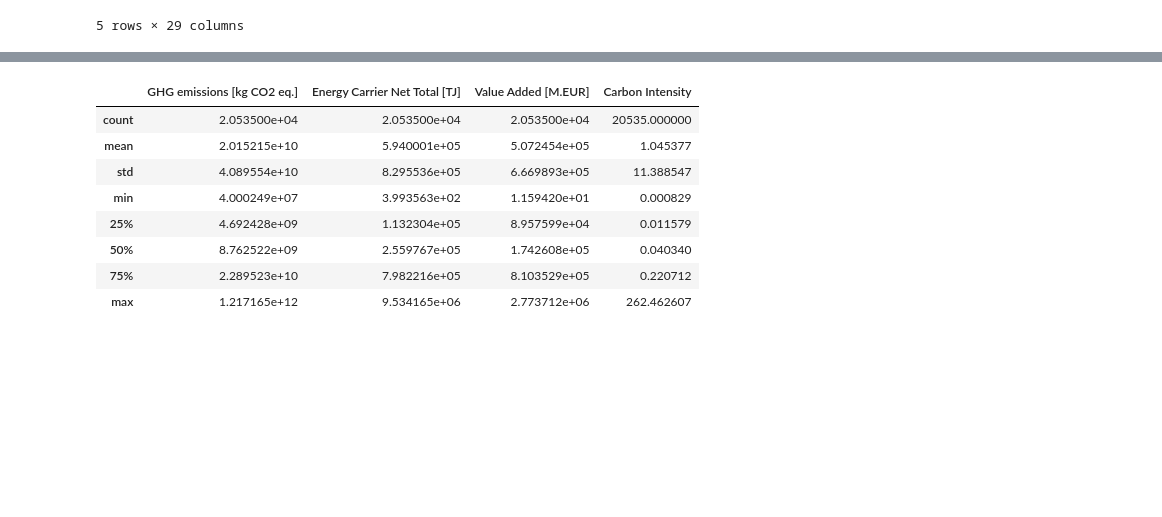
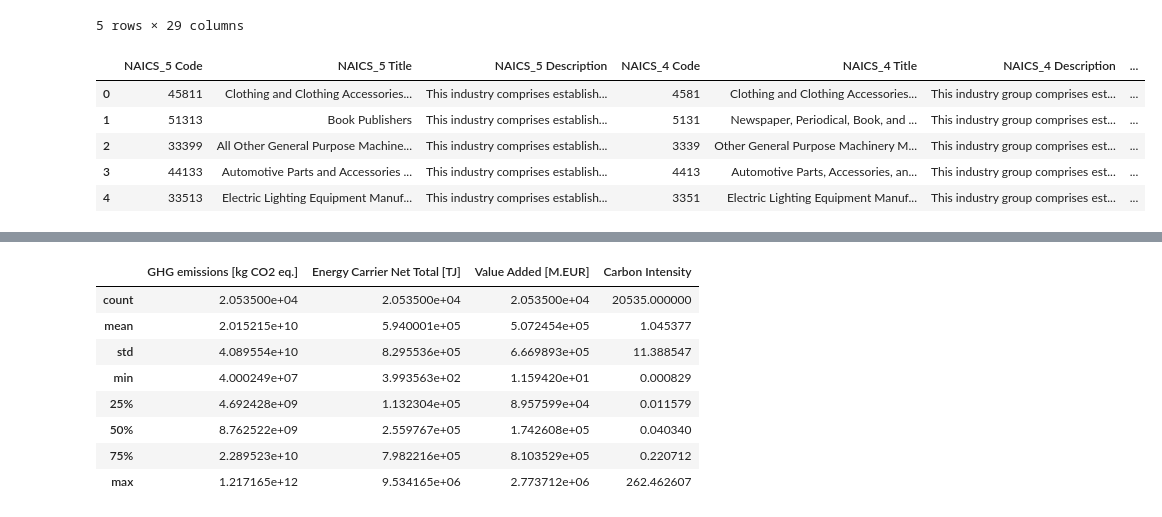
Before and after one commit to kathytran88/ClimateTurtles-ExioNaics-LLM-emissions-estimation, a Jupyter notebook: Kathy/preprocessing_model_exploring/eda.ipynb, the cells around one changed output, grey strips where cells are left out. Saved outputs shown, nothing was run; the diff lists cells and outputs as text; code cells hidden in the pictures; blank space fills up the shorter version.

```diff
--- a/Kathy/preprocessing_model_exploring/eda.ipynb
+++ b/Kathy/preprocessing_model_exploring/eda.ipynb
@@ -23,6 +23,18 @@ Columns:
 | 3 | Alticor Inc | Alticor Inc. owns and manages man... | 454390 | Other Direct Selling Establishments | 441330 | Automotive Parts and Accessories ... | ... |
 | 4 | S Butler-Rosboro Corporation | Rosboro is North America's larges... | 335110 | Electric Lamp Bulb and Part Manuf... | 335139 | Electric Lamp Bulb and Other Ligh... | ... |
 5 rows × 29 columns
+# %%
+
+df4 = df.iloc[: 5 , 9:20]
+df4['Company Description'] = df['Company Description']
+df4.head()
+# %% [output]
+|  | NAICS_5 Code | NAICS_5 Title | NAICS_5 Description | NAICS_4 Code | NAICS_4 Title | NAICS_4 Description | ... |
+| 0 | 45811 | Clothing and Clothing Accessories... | This industry comprises establish... | 4581 | Clothing and Clothing Accessories... | This industry group comprises est... | ... |
+| 1 | 51313 | Book Publishers | This industry comprises establish... | 5131 | Newspaper, Periodical, Book, and ... | This industry group comprises est... | ... |
+| 2 | 33399 | All Other General Purpose Machine... | This industry comprises establish... | 3339 | Other General Purpose Machinery M... | This industry group comprises est... | ... |
+| 3 | 44133 | Automotive Parts and Accessories ... | This industry comprises establish... | 4413 | Automotive Parts, Accessories, an... | This industry group comprises est... | ... |
+| 4 | 33513 | Electric Lighting Equipment Manuf... | This industry comprises establish... | 3351 | Electric Lighting Equipment Manuf... | This industry group comprises est... | ... |
 # %%
 df.dtypes
 # %% [output]
```
Also changed, not shown: parts of 4 cells of this notebook.
